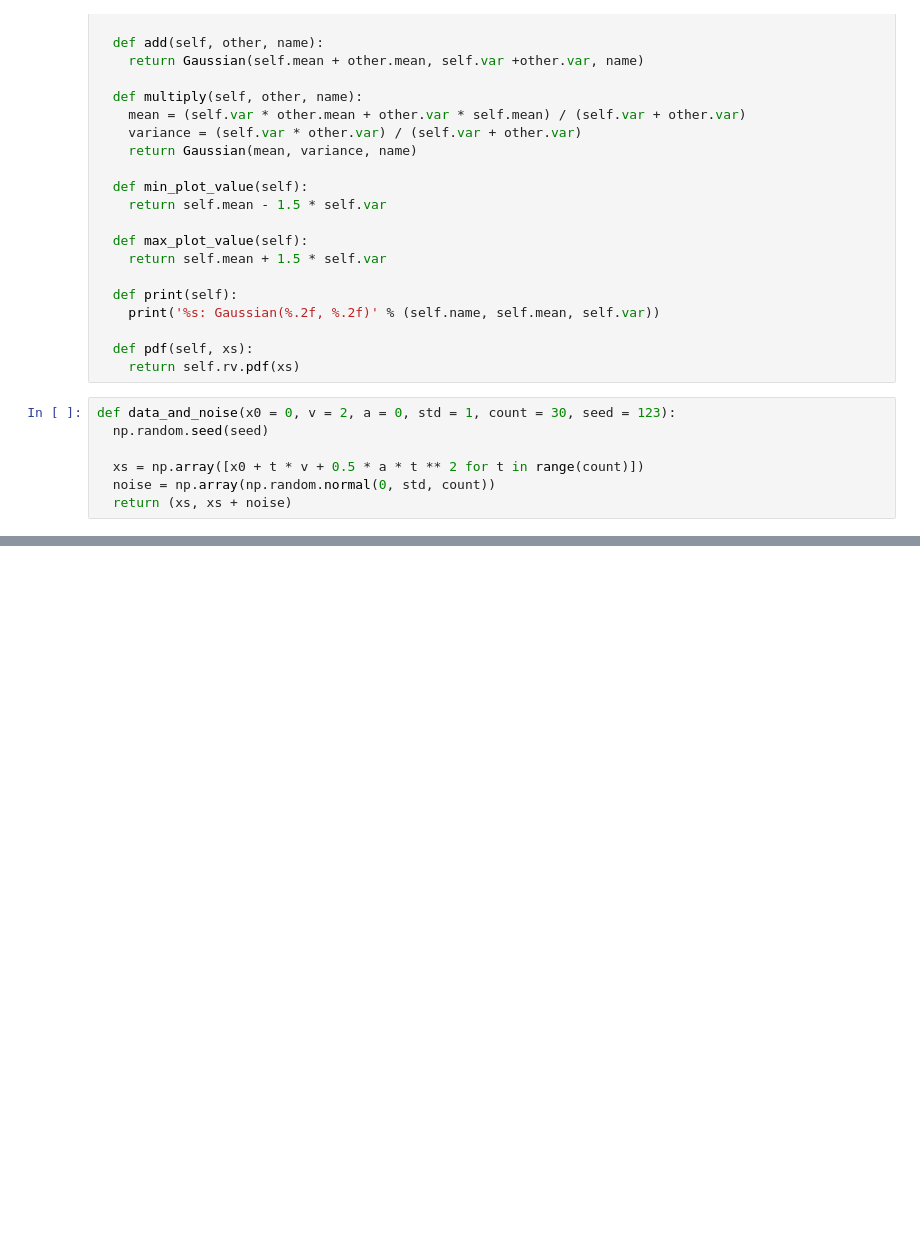
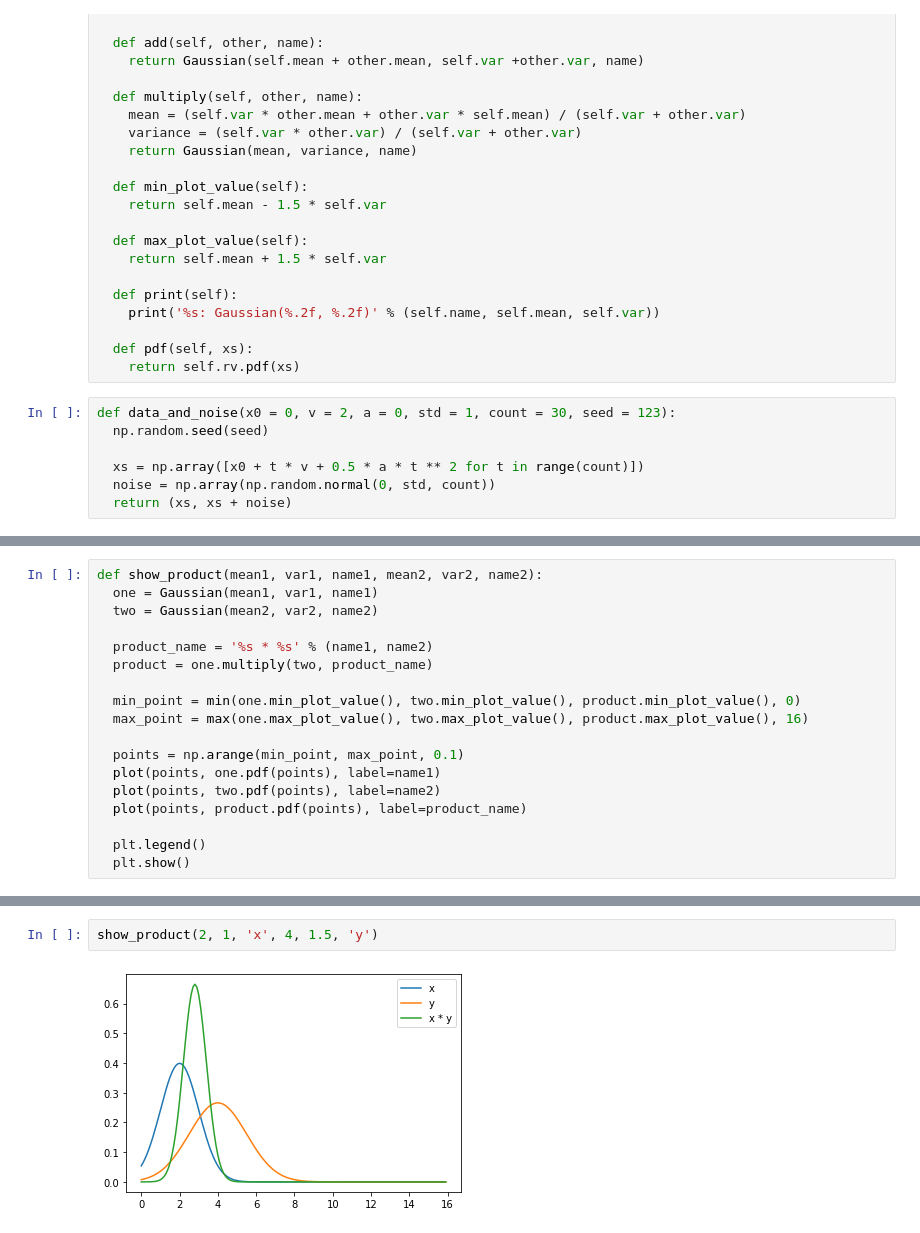
Before and after one commit to ctarrington/data-science-hw, a Jupyter notebook: kalman-filters/rlabbe/rlabbe_04_1d_kalman.ipynb, the cells around one changed output, grey strips where cells are left out. Saved outputs shown, nothing was run; the diff lists cells and outputs as text; blank space fills up the shorter version.

```diff
--- a/kalman-filters/rlabbe/rlabbe_04_1d_kalman.ipynb
+++ b/kalman-filters/rlabbe/rlabbe_04_1d_kalman.ipynb
@@ -65,4 +65,22 @@ def show_sum(mean1, var1, name1, mean2, var2, name2):
 
   plt.legend()
   plt.show()
+# %%
+def show_product(mean1, var1, name1, mean2, var2, name2):
+  one = Gaussian(mean1, var1, name1)
+  two = Gaussian(mean2, var2, name2)
+
+  product_name = '%s * %s' % (name1, name2)
+  product = one.multiply(two, product_name)
+
+  min_point = min(one.min_plot_value(), two.min_plot_value(), product.min_plot_value(), 0)
+  max_point = max(one.max_plot_value(), two.max_plot_value(), product.max_plot_value(), 16)
+
+  points = np.arange(min_point, max_point, 0.1)
+  plot(points, one.pdf(points), label=name1)
+  plot(points, two.pdf(points), label=name2)
+  plot(points, product.pdf(points), label=product_name)
+
+  plt.legend()
+  plt.show()
 # %%
@@ -71,0 +101,4 @@ show_sum(4, 1, 'x', 2, 1.5, 'y')
+# %%
+show_product(2, 1, 'x', 4, 1.5, 'y')
+# %% [output]
+[figure, added]
```
Also changed, not shown: parts of 4 cells of this notebook.
